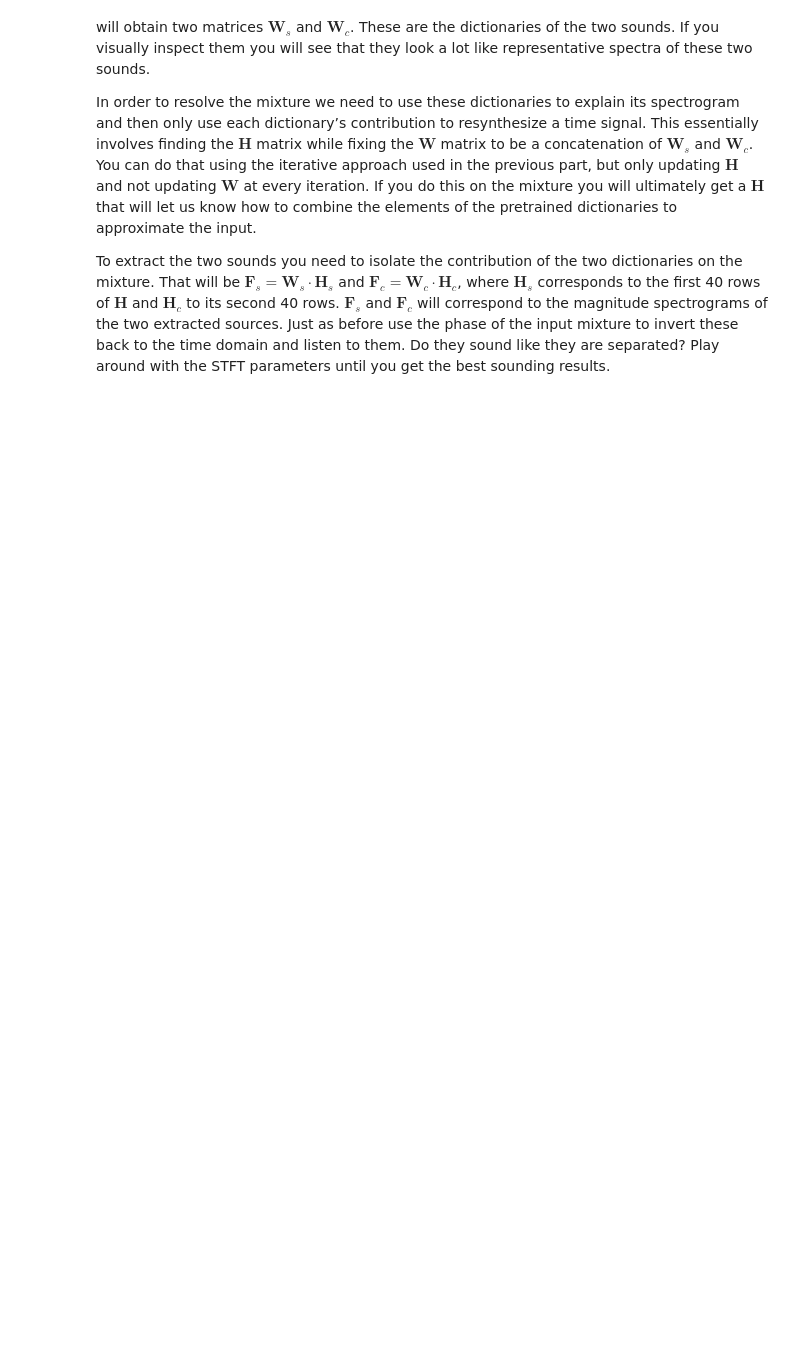
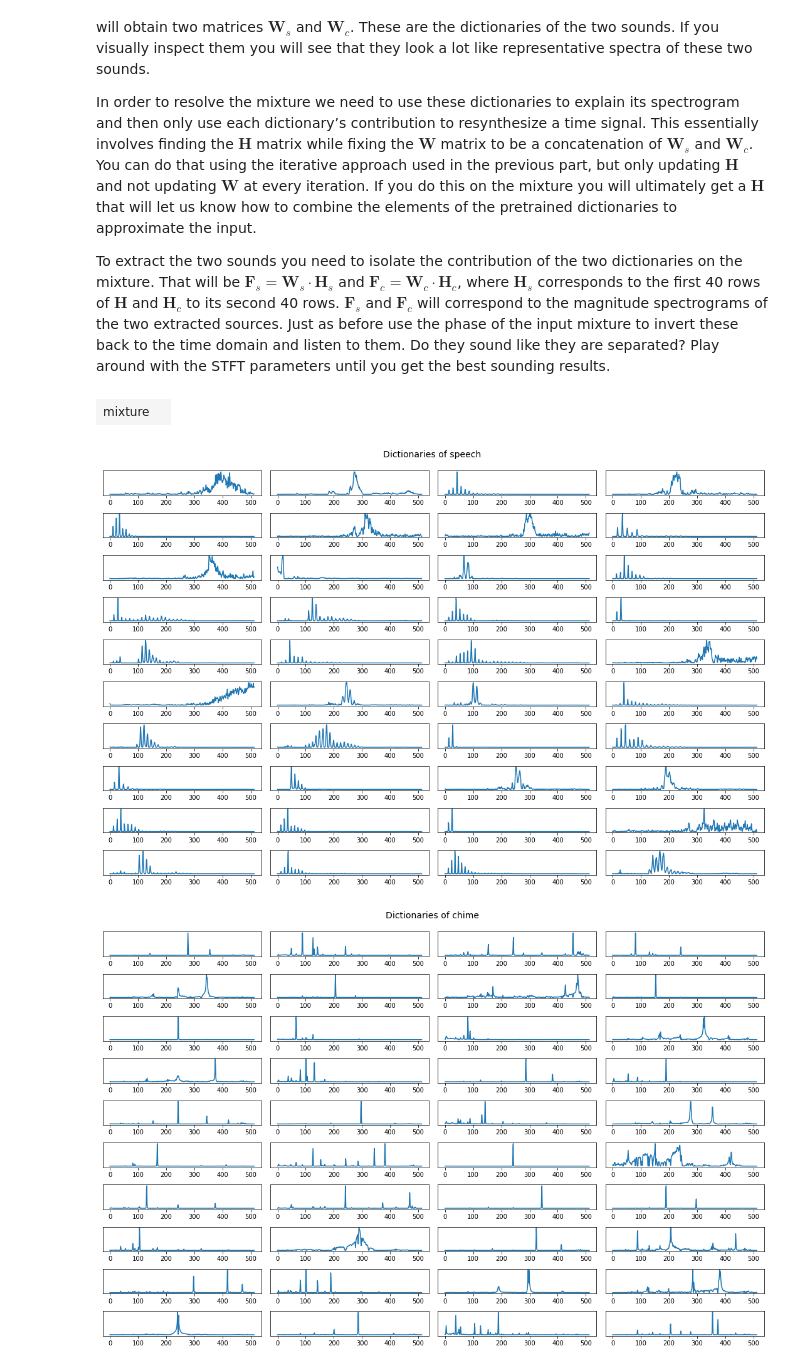
Before and after one commit to taiyingchen/CS498PS, a Jupyter notebook: Lab_8.ipynb, the cells around one changed output. Drawn from its saved outputs; the diff is of its cells as text; code cells hidden in the pictures; blank space fills up the shorter version.

```diff
--- a/Lab_8.ipynb
+++ b/Lab_8.ipynb
@@ -40,0 +211,50 @@ raise NotImplementedError()
+# %%
+fs_s, s = wavfile.read('data/speaker.wav')
+fs_c, c = wavfile.read('data/chimes.wav')
+
+seg_index = 60000
+
+m = s[:seg_index] + c[:seg_index]
+s_train = s[seg_index:]
+c_train = c[seg_index:]
+
+sound(m, fs_s, 'mixture')
+# %% [output]
+| mixture |  |
+# %%
+dft_size = 1024
+hop_size = 256
+zero_pad = 0
+stft_window = signal.hann(dft_size, sym=False)
+
+# Convert to frequency domain
+S = stft(s_train, dft_size, hop_size, zero_pad, stft_window)
+C = stft(c_train, dft_size, hop_size, zero_pad, stft_window)
+
+# Training dictionary models
+K = 40
+W_s, H_s = non_negative_factorization(S, K, init_value, iteration)
+W_c, H_c = non_negative_factorization(C, K, init_value, iteration)
+# %%
+fig, axs = plt.subplots(nrows=10, ncols=4, figsize=(15, 10))
+
+for col in range(W_s.shape[1]):
+    axs[col%10][col//10].plot(W_s[:, col])
+    axs[col%10][col//10].set_yticks([])
+
+fig.suptitle('Dictionaries of speech', fontsize=14)
+fig.tight_layout(rect=[0, 0, 1, 0.95])
+plt.show()
+
+fig, axs = plt.subplots(nrows=10, ncols=4, figsize=(15, 10))
+
+for col in range(W_c.shape[1]):
+    axs[col%10][col//10].plot(W_c[:, col])
+    axs[col%10][col//10].set_yticks([])
+
+fig.suptitle('Dictionaries of chime', fontsize=14)
+fig.tight_layout(rect=[0, 0, 1, 0.95])
+plt.show()
+# %% [output]
+[figure, added]
+[figure, added]
```
Also changed, not shown: parts of 19 cells of this notebook.
